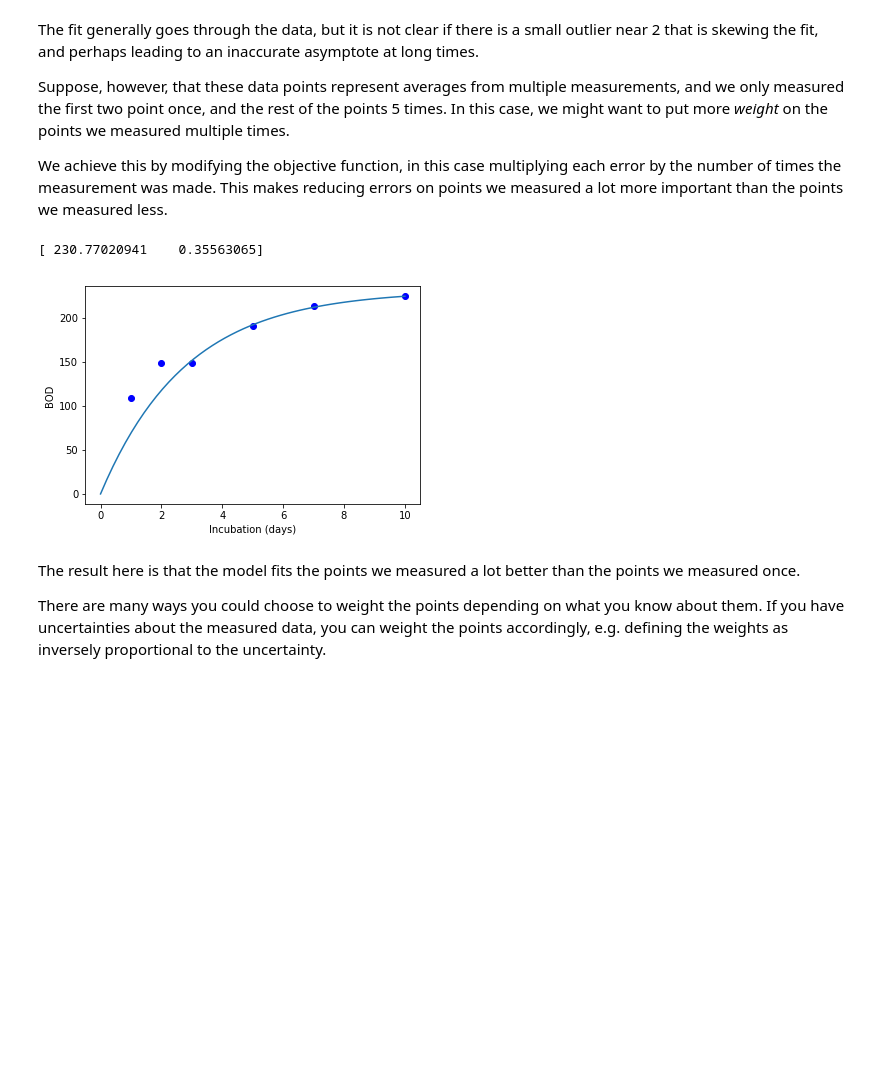
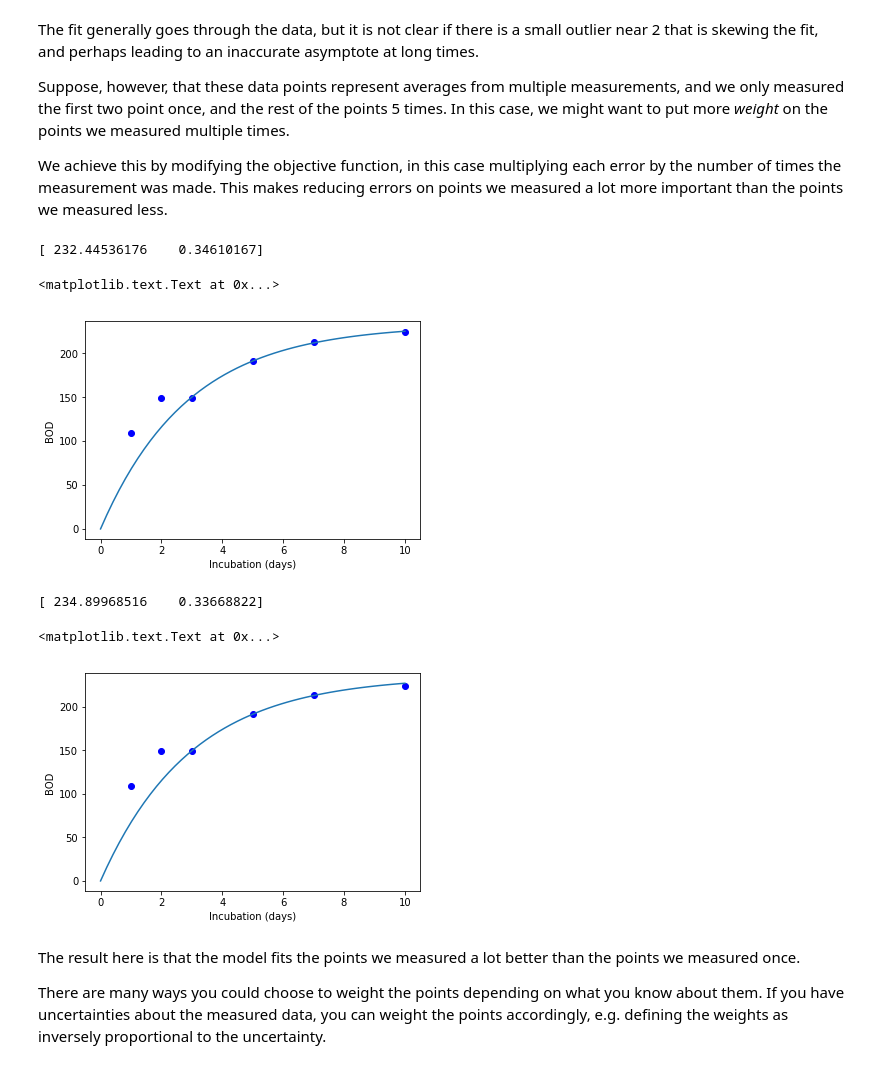
Before and after one commit to jkitchin/f18-06623, a Jupyter notebook: lectures/12-nonlinear-regression-2.ipynb, the cells around one changed output. Saved outputs shown, nothing was run; the diff lists cells and outputs as text; code cells hidden in the pictures; blank space fills up the shorter version.

```diff
--- a/lectures/12-nonlinear-regression-2.ipynb
+++ b/lectures/12-nonlinear-regression-2.ipynb
@@ -282,8 +297,8 @@ We achieve this by modifying the objective function, in this case multiplying ea
 w = np.array([1, 1, 5, 5, 5, 5])
 
 def objective(pars):
-    errs = (y - model(pars, x)) * w
-    return np.sum(errs**2)
+    errs = (y - model(pars, x)) * w  # weight each error by the # measurements
+    return np.median(errs**2)
 
 
 guesses = [240, 0.5]
@@ -299,8 +314,33 @@ plt.plot(xfit, model(pars, xfit))
 plt.xlabel('Incubation (days)')
 plt.ylabel('BOD')
 # %% [output]
-[ 230.77020941    0.35563065]
+[ 232.44536176    0.34610167]
+<matplotlib.text.Text at 0x...>
 [figure]
+# %%
+sd = np.array([0.2, 0.3, 0.01, 0.02, 0.01, 0.04])
+
+def objective(pars):
+    errs = (y - model(pars, x)) / sd  # weight each error by the # measurements
+    return np.median(errs**2)
+
+
+guesses = [240, 0.5]
+
+from scipy.optimize import minimize
+
+sol = minimize(objective, guesses)
+pars = sol.x
+print(pars)
+plt.plot(x, y, 'bo')
+xfit = np.linspace(0, 10)
+plt.plot(xfit, model(pars, xfit))
+plt.xlabel('Incubation (days)')
+plt.ylabel('BOD')
+# %% [output]
+[ 234.89968516    0.33668822]
+<matplotlib.text.Text at 0x...>
+[figure, added]
 # %% [markdown]
 The result here is that the model fits the points we measured a lot better than the points we measured once.
 
```
Also changed, not shown: parts of 13 cells of this notebook.
